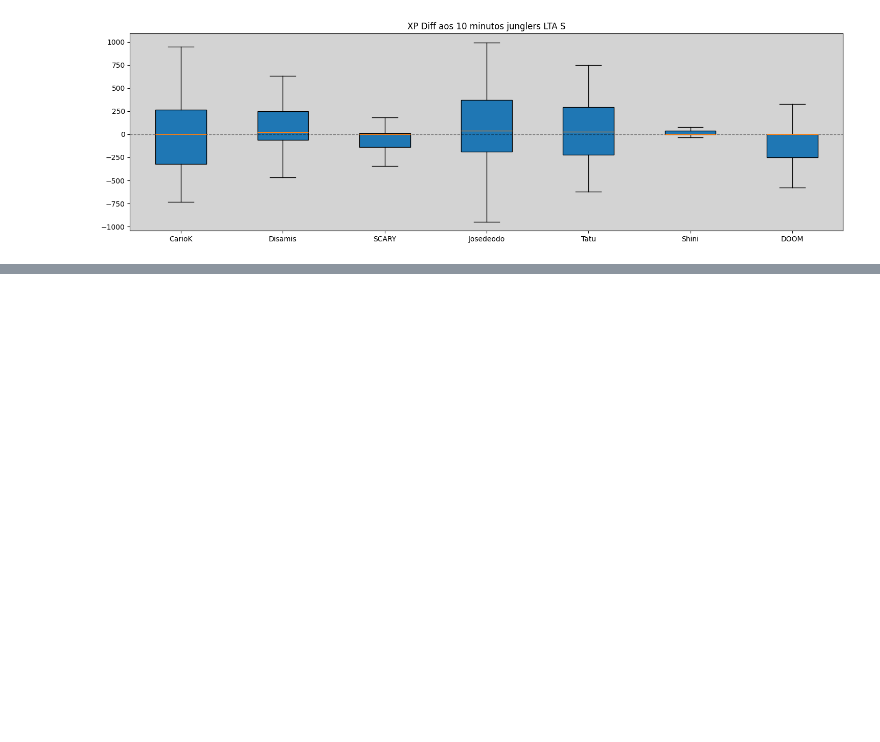
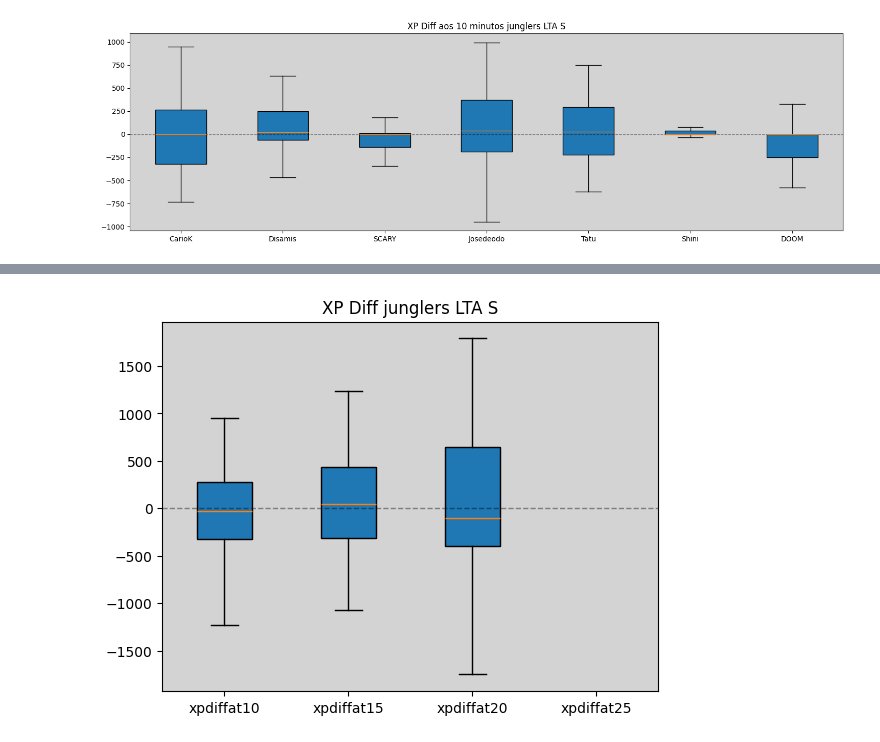
Before and after one commit to yagoandradelima/data-analysis-python, a Jupyter notebook: lol/codes/dataviz.ipynb, the cells around one changed output, grey strips where cells are left out. Drawn from its saved outputs; the diff is of its cells as text; code cells hidden in the pictures; blank space fills up the shorter version.

```diff
--- a/lol/codes/dataviz.ipynb
+++ b/lol/codes/dataviz.ipynb
@@ -125,3 +125,19 @@ data.loc[["CarioK","Disamis","SCARY","Josedeodo","Tatu","Shini","DOOM"]]
 | Tatu | [67.0, 378.0, 28.0, -194.0, 386.0... | [-438.0, 398.0, -935.0, 519.0, 13... | [-194.0, 817.0, -1156.0, 1850.0, ... | [-989.0, 1293.0, -2515.0, 1982.0,... |
 | Shini | [513.0, 436.0, 250.0, 637.0, 95.0... | [258.0, 333.0, -543.0, 1354.0, -3... | [1004.0, 182.0, -1305.0, 839.0, -... | [-117.0, 1075.0, -993.0, 491.0, 3... |
 | DOOM | [-513.0, 62.0, -182.0, 51.0, -580... | [-258.0, 233.0, -100.0, 207.0, -1... | [-1004.0, 285.0, -207.0, -1615.0,... | [117.0, -148.0, -542.0, -2297.0, ... |
+# %%
+fig, ax = plt.subplots()
+
+ax.boxplot(
+        data.loc["CarioK"][["xpdiffat10","xpdiffat15","xpdiffat20","xpdiffat25"]],
+        showfliers=False,
+        patch_artist=True,
+        showmeans=False,
+        tick_labels=["xpdiffat10","xpdiffat15","xpdiffat20","xpdiffat25"]
+        )
+ax.set_facecolor("lightgray")
+plt.axhline(y=0, color='black', linestyle='--', linewidth=1, alpha=0.4)
+plt.title("XP Diff junglers LTA S")
+plt.show()
+# %% [output]
+[figure, added]
```
Also changed, not shown: parts of 2 cells of this notebook.
